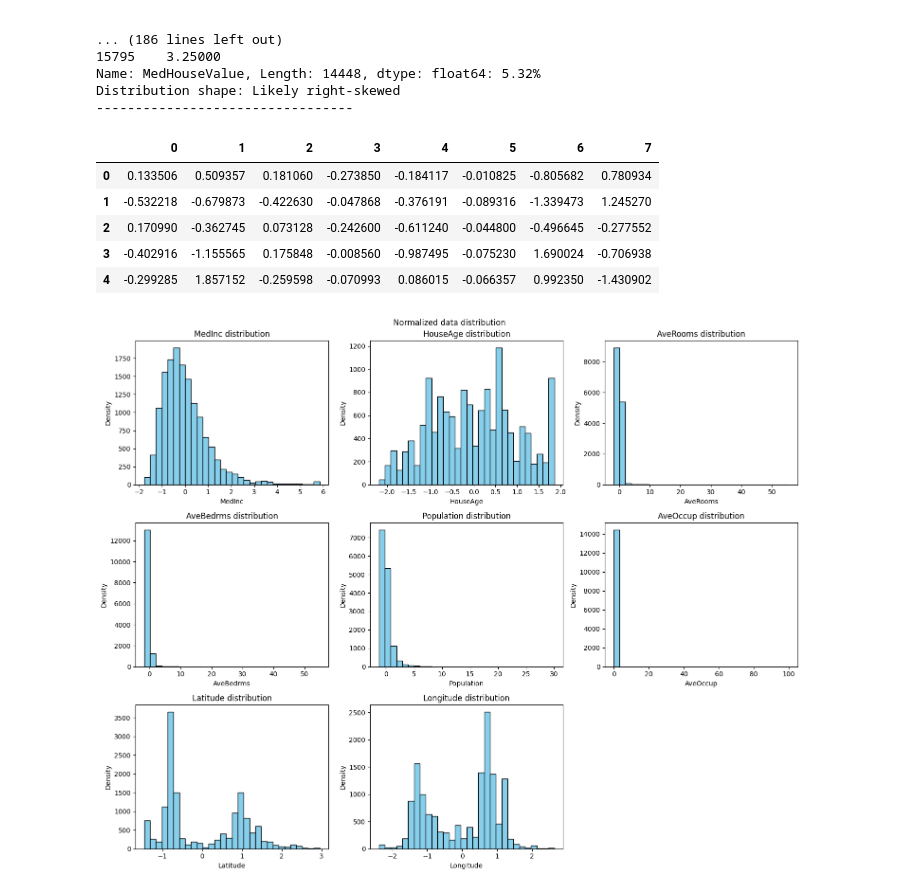
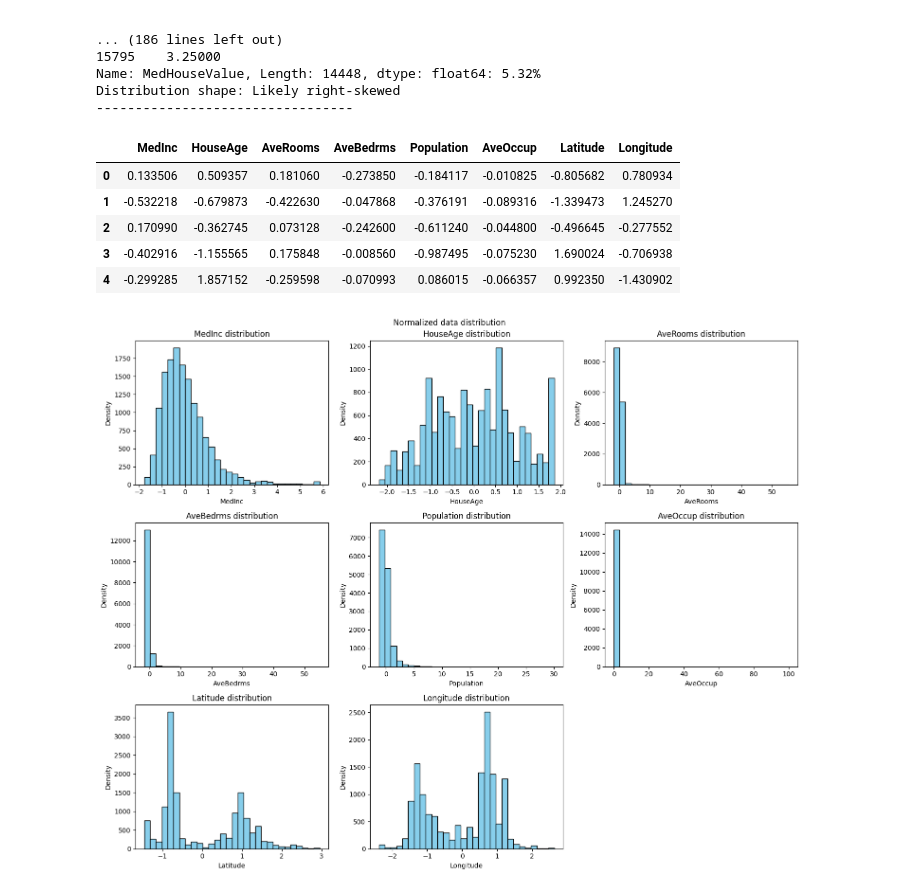
Before and after one commit to anbuchezhiyan2005/numpy-regression-from-scratch, a Jupyter notebook: notebooks/data_cleaning.ipynb, the cells around one changed output. Saved outputs shown, nothing was run; the diff lists cells and outputs as text; code cells hidden in the pictures.

```diff
--- a/notebooks/data_cleaning.ipynb
+++ b/notebooks/data_cleaning.ipynb
@@ -242,16 +263,27 @@ Name: MedHouseValue, Length: 14448, dtype: float64: 5.32%
 Distribution shape: Likely right-skewed
 ---------------------------------
 # %%
+import pandas as pd
 from sklearn.preprocessing import StandardScaler
+
+# 1. Initialize the Z-score StandardScaler
 scaler = StandardScaler()
+
+# 2. Fit the scaler exclusively on the training features to calculate mean and variance
 scaler.fit(X_train)
-X_train_scaled = pd.DataFrame(scaler.transform(X_train))
-X_test_scaled = pd.DataFrame(scaler.transform(X_test))
+
+# 3. Transform the data and convert back to DataFrames
+# Passing only 'columns' ensures feature headers are kept, while the index naturally resets to 0, 1, 2...
+X_train_scaled = pd.DataFrame(scaler.transform(X_train), columns=X_train.columns)
+X_test_scaled = pd.DataFrame(scaler.transform(X_test), columns=X_test.columns)
+
+# 4. Alias the scaled training features for downstream visualization/modeling
 train_df_scaled = X_train_scaled
 
+# 5. Inspect the top 5 rows to verify a clean, 0-indexed layout
 train_df_scaled.head()
 # %% [output]
-|  | 0 | 1 | 2 | 3 | 4 | 5 | 6 | 7 |
+|  | MedInc | HouseAge | AveRooms | AveBedrms | Population | AveOccup | Latitude | Longitude |
 | 0 | 0.133506 | 0.509357 | 0.181060 | -0.273850 | -0.184117 | -0.010825 | -0.805682 | 0.780934 |
 | 1 | -0.532218 | -0.679873 | -0.422630 | -0.047868 | -0.376191 | -0.089316 | -1.339473 | 1.245270 |
 | 2 | 0.170990 | -0.362745 | 0.073128 | -0.242600 | -0.611240 | -0.044800 | -0.496645 | -0.277552 |
```
Also changed, not shown: parts of 6 cells of this notebook, 2 other files.
